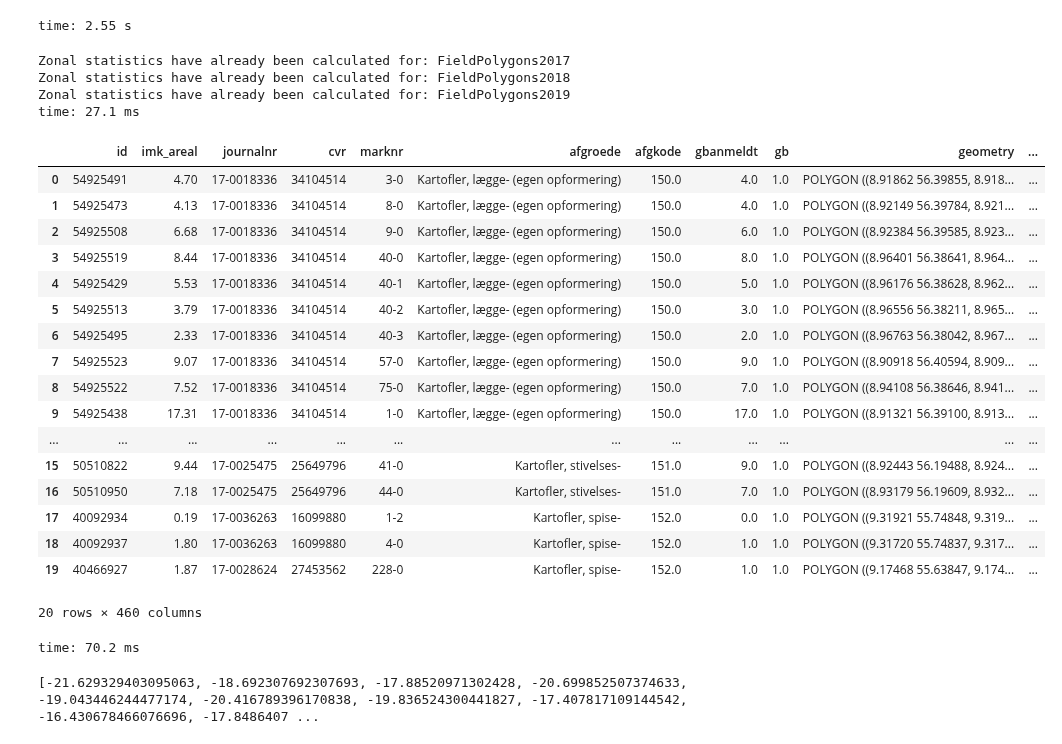
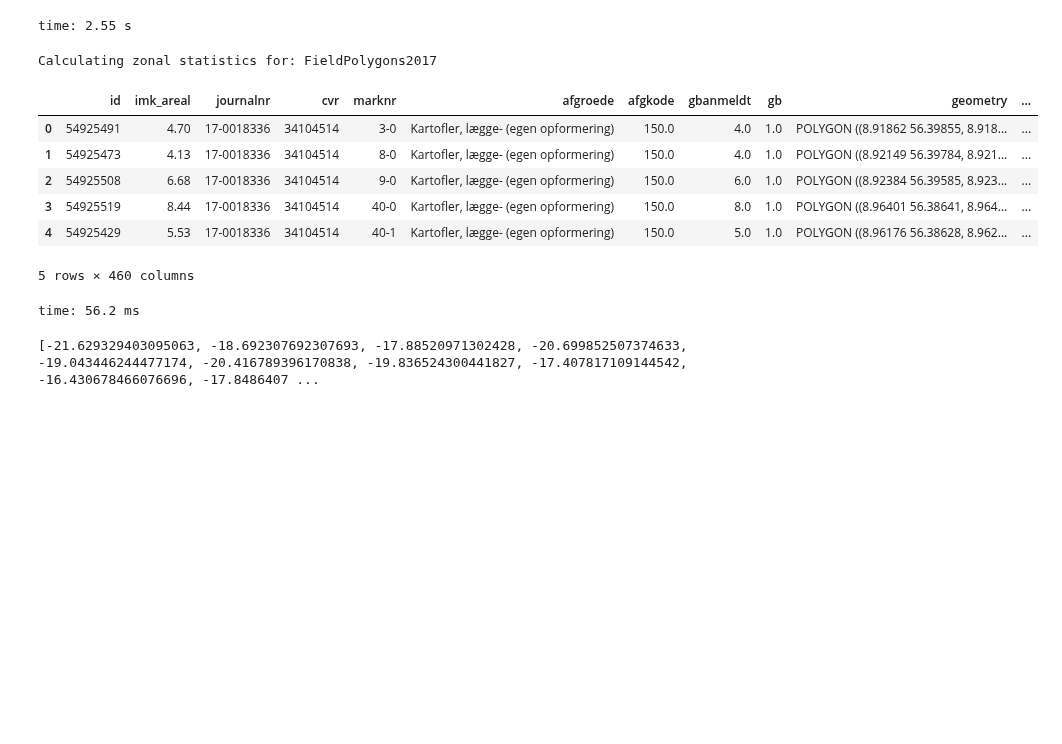
Before and after one commit to JacobJeppesen/PublicSectorConsultancy, a Jupyter notebook: potato_nematode_predictor/notebooks/PotatoNematodePredictor.ipynb, the cells around one changed output. Saved outputs shown, nothing was run; the diff lists cells and outputs as text; code cells hidden in the pictures; blank space fills up the shorter version.

```diff
--- a/potato_nematode_predictor/notebooks/PotatoNematodePredictor.ipynb
+++ b/potato_nematode_predictor/notebooks/PotatoNematodePredictor.ipynb
@@ -178,7 +178,7 @@ for df_name, df in df_potato.items(): # Loop over all field polygon years
         print("Zonal statistics have already been calculated for: " + df_name)
     else:
         print("Calculating zonal statistics for: " + df_name)
-        df = df.head(20)
+        #df = df.head(20)  # For debugging to (ie. only process 20 fields)
         for tif in tqdm(tifs):  # Loop over all Sentinel-1 images
             for band in range(1, 4):  # Loop over all three bands (indexed 1 to 3)
                 rasterstatsmulti = RasterstatsMultiProc(df=df, tif=tif, all_touched=ALL_TOUCHED)
@@ -211,32 +211,18 @@ for df_name, df in df_potato.items(): # Loop over all field polygon years
         #df_potato_stats[df_name] = df_potato_stats[df_name].dropna()
         df_potato_stats[df_name].to_pickle(pkl_path)
 # %% [output]
-Zonal statistics have already been calculated for: FieldPolygons2017
-Zonal statistics have already been calculated for: FieldPolygons2018
-Zonal statistics have already been calculated for: FieldPolygons2019
-time: 27.1 ms
+Calculating zonal statistics for: FieldPolygons2017
 # %%
-df_potato_stats['FieldPolygons2017'].head(50)
+df_potato_stats['FieldPolygons2017'].head(5)
 # %% [output]
 |  | id | imk_areal | journalnr | cvr | marknr | afgroede | afgkode | gbanmeldt | gb | geometry | ... |
 | 0 | 54925491 | 4.70 | 17-0018336 | 34104514 | 3-0 | Kartofler, lægge- (egen opformering) | 150.0 | 4.0 | 1.0 | POLYGON ((8.91862 56.39855, 8.918... | ... |
 | 1 | 54925473 | 4.13 | 17-0018336 | 34104514 | 8-0 | Kartofler, lægge- (egen opformering) | 150.0 | 4.0 | 1.0 | POLYGON ((8.92149 56.39784, 8.921... | ... |
 | 2 | 54925508 | 6.68 | 17-0018336 | 34104514 | 9-0 | Kartofler, lægge- (egen opformering) | 150.0 | 6.0 | 1.0 | POLYGON ((8.92384 56.39585, 8.923... | ... |
 | 3 | 54925519 | 8.44 | 17-0018336 | 34104514 | 40-0 | Kartofler, lægge- (egen opformering) | 150.0 | 8.0 | 1.0 | POLYGON ((8.96401 56.38641, 8.964... | ... |
 | 4 | 54925429 | 5.53 | 17-0018336 | 34104514 | 40-1 | Kartofler, lægge- (egen opformering) | 150.0 | 5.0 | 1.0 | POLYGON ((8.96176 56.38628, 8.962... | ... |
-| 5 | 54925513 | 3.79 | 17-0018336 | 34104514 | 40-2 | Kartofler, lægge- (egen opformering) | 150.0 | 3.0 | 1.0 | POLYGON ((8.96556 56.38211, 8.965... | ... |
-| 6 | 54925495 | 2.33 | 17-0018336 | 34104514 | 40-3 | Kartofler, lægge- (egen opformering) | 150.0 | 2.0 | 1.0 | POLYGON ((8.96763 56.38042, 8.967... | ... |
-| 7 | 54925523 | 9.07 | 17-0018336 | 34104514 | 57-0 | Kartofler, lægge- (egen opformering) | 150.0 | 9.0 | 1.0 | POLYGON ((8.90918 56.40594, 8.909... | ... |
-| 8 | 54925522 | 7.52 | 17-0018336 | 34104514 | 75-0 | Kartofler, lægge- (egen opformering) | 150.0 | 7.0 | 1.0 | POLYGON ((8.94108 56.38646, 8.941... | ... |
-| 9 | 54925438 | 17.31 | 17-0018336 | 34104514 | 1-0 | Kartofler, lægge- (egen opformering) | 150.0 | 17.0 | 1.0 | POLYGON ((8.91321 56.39100, 8.913... | ... |
-| ... | ... | ... | ... | ... | ... | ... | ... | ... | ... | ... | ... |
-| 15 | 50510822 | 9.44 | 17-0025475 | 25649796 | 41-0 | Kartofler, stivelses- | 151.0 | 9.0 | 1.0 | POLYGON ((8.92443 56.19488, 8.924... | ... |
-| 16 | 50510950 | 7.18 | 17-0025475 | 25649796 | 44-0 | Kartofler, stivelses- | 151.0 | 7.0 | 1.0 | POLYGON ((8.93179 56.19609, 8.932... | ... |
-| 17 | 40092934 | 0.19 | 17-0036263 | 16099880 | 1-2 | Kartofler, spise- | 152.0 | 0.0 | 1.0 | POLYGON ((9.31921 55.74848, 9.319... | ... |
-| 18 | 40092937 | 1.80 | 17-0036263 | 16099880 | 4-0 | Kartofler, spise- | 152.0 | 1.0 | 1.0 | POLYGON ((9.31720 55.74837, 9.317... | ... |
-| 19 | 40466927 | 1.87 | 17-0028624 | 27453562 | 228-0 | Kartofler, spise- | 152.0 | 1.0 | 1.0 | POLYGON ((9.17468 55.63847, 9.174... | ... |
-20 rows × 460 columns
+5 rows × 460 columns
-time: 70.2 ms
+time: 56.2 ms
 # %%
 df_potato_stats = {}
 for df_name in FIELD_POLYGONS:
```
Also changed, not shown: 1 other file.
